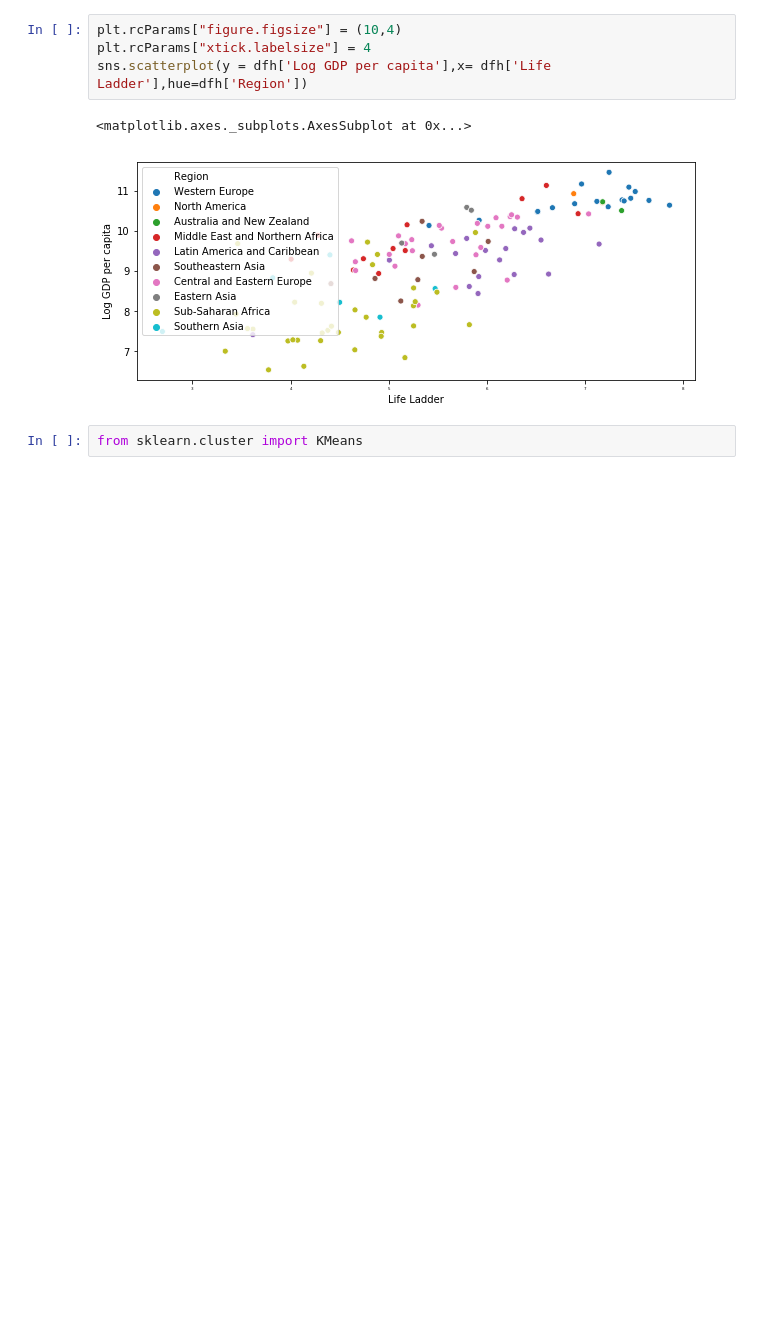
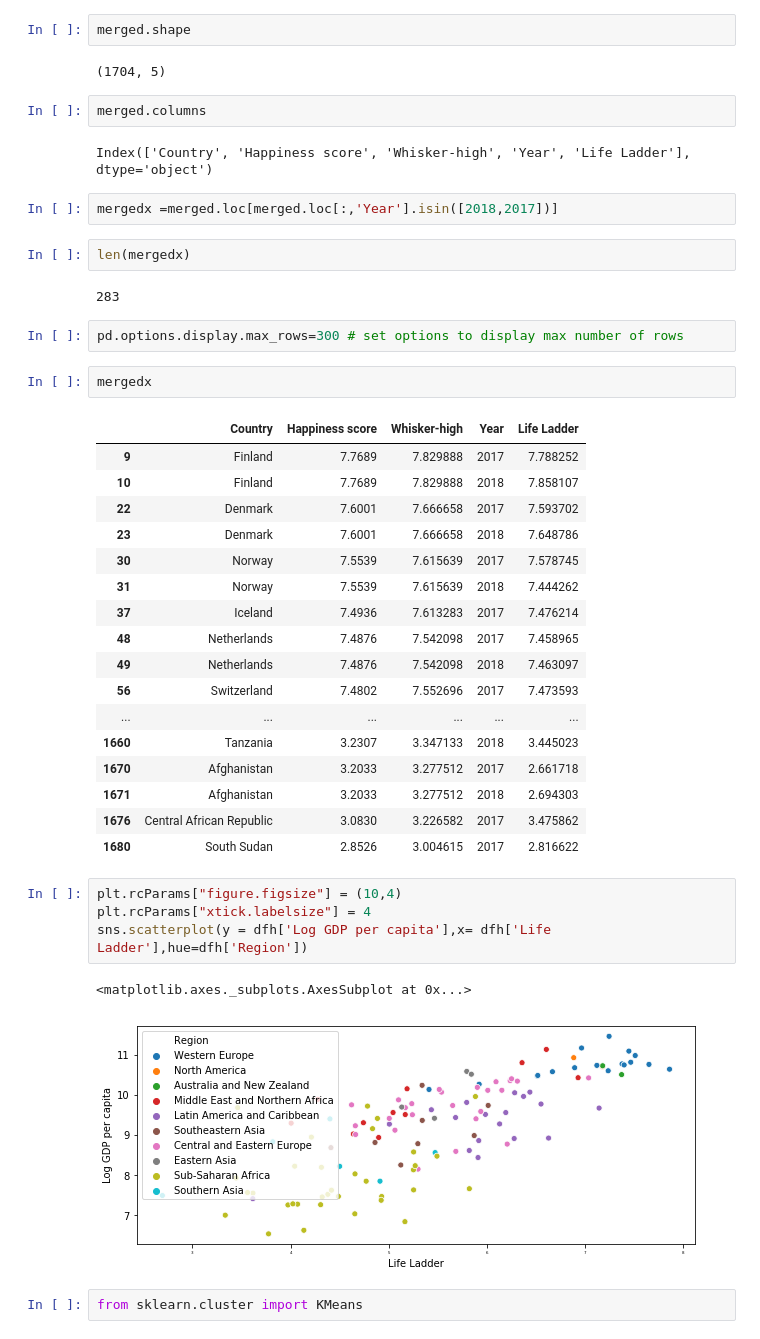
Before and after one commit to angela1C/Programming-for-Data-Analysis-Simulation-Project-2019, a Jupyter notebook: Untitled1.ipynb, the cells around one changed output. Cells and saved outputs as stored; diff of their text form; blank space fills up the shorter version.

```diff
--- a/Untitled1.ipynb
+++ b/Untitled1.ipynb
@@ -14,3 +164,39 @@ pd.options.display.max_rows=12 # set options to display max number of rows
+# %%
+merged.shape
+# %% [output]
+(1704, 5)
+# %%
+merged.columns
+# %% [output]
+Index(['Country', 'Happiness score', 'Whisker-high', 'Year', 'Life Ladder'], dtype='object')
+# %%
+mergedx =merged.loc[merged.loc[:,'Year'].isin([2018,2017])]
+# %%
+len(mergedx)
+# %% [output]
+283
+# %%
+pd.options.display.max_rows=300 # set options to display max number of rows
+# %%
+mergedx
+# %% [output]
+|  | Country | Happiness score | Whisker-high | Year | Life Ladder |
+| 9 | Finland | 7.7689 | 7.829888 | 2017 | 7.788252 |
+| 10 | Finland | 7.7689 | 7.829888 | 2018 | 7.858107 |
+| 22 | Denmark | 7.6001 | 7.666658 | 2017 | 7.593702 |
+| 23 | Denmark | 7.6001 | 7.666658 | 2018 | 7.648786 |
+| 30 | Norway | 7.5539 | 7.615639 | 2017 | 7.578745 |
+| 31 | Norway | 7.5539 | 7.615639 | 2018 | 7.444262 |
+| 37 | Iceland | 7.4936 | 7.613283 | 2017 | 7.476214 |
+| 48 | Netherlands | 7.4876 | 7.542098 | 2017 | 7.458965 |
+| 49 | Netherlands | 7.4876 | 7.542098 | 2018 | 7.463097 |
+| 56 | Switzerland | 7.4802 | 7.552696 | 2017 | 7.473593 |
+| ... | ... | ... | ... | ... | ... |
+| 1660 | Tanzania | 3.2307 | 3.347133 | 2018 | 3.445023 |
+| 1670 | Afghanistan | 3.2033 | 3.277512 | 2017 | 2.661718 |
+| 1671 | Afghanistan | 3.2033 | 3.277512 | 2018 | 2.694303 |
+| 1676 | Central African Republic | 3.0830 | 3.226582 | 2017 | 3.475862 |
+| 1680 | South Sudan | 2.8526 | 3.004615 | 2017 | 2.816622 |
 # %%
 plt.rcParams["figure.figsize"] = (10,4)
 plt.rcParams["xtick.labelsize"] = 4
```
Also changed, not shown: parts of 17 cells of this notebook, 1 other file.
